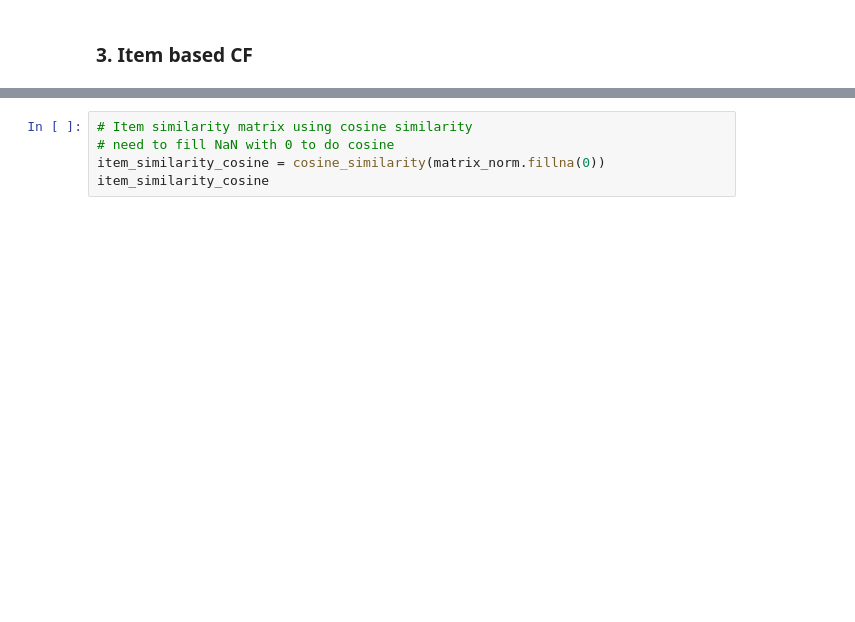
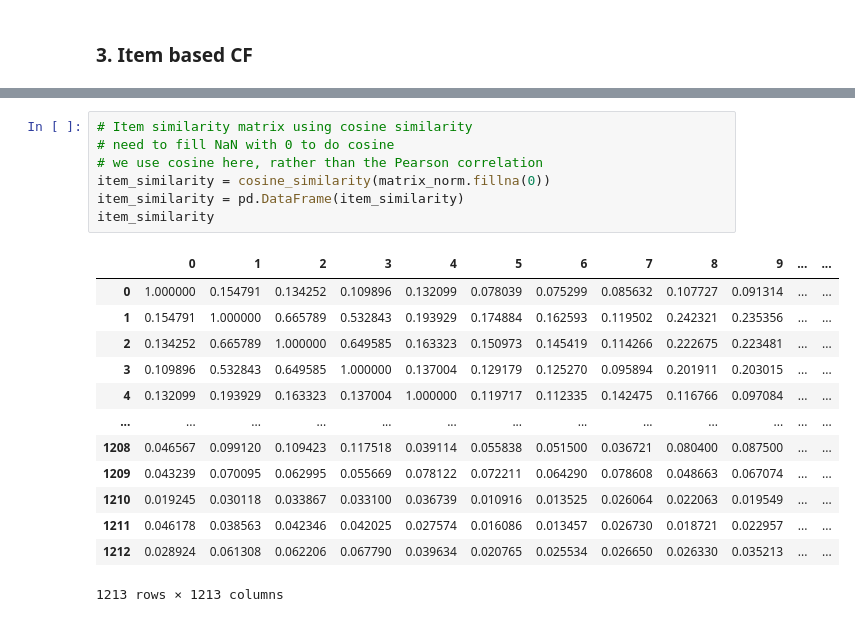
Before and after one commit to Yilun-Fu/Recommendation-Systems-for-an-Anime-Dataset, a Jupyter notebook: item based CF.ipynb, the cells around one changed output, grey strips where cells are left out. Drawn from its saved outputs; the diff is of its cells as text; blank space fills up the shorter version.

```diff
--- a/item based CF.ipynb
+++ b/item based CF.ipynb
@@ -108,7 +132,23 @@ item_similarity.head()
 # %%
 # Item similarity matrix using cosine similarity
 # need to fill NaN with 0 to do cosine
-item_similarity_cosine = cosine_similarity(matrix_norm.fillna(0))
-item_similarity_cosine
+# we use cosine here, rather than the Pearson correlation
+item_similarity = cosine_similarity(matrix_norm.fillna(0))
+item_similarity = pd.DataFrame(item_similarity)
+item_similarity
+# %% [output]
+|  | 0 | 1 | 2 | 3 | 4 | 5 | 6 | 7 | 8 | 9 | ... | ... |
+| 0 | 1.000000 | 0.154791 | 0.134252 | 0.109896 | 0.132099 | 0.078039 | 0.075299 | 0.085632 | 0.107727 | 0.091314 | ... | ... |
+| 1 | 0.154791 | 1.000000 | 0.665789 | 0.532843 | 0.193929 | 0.174884 | 0.162593 | 0.119502 | 0.242321 | 0.235356 | ... | ... |
+| 2 | 0.134252 | 0.665789 | 1.000000 | 0.649585 | 0.163323 | 0.150973 | 0.145419 | 0.114266 | 0.222675 | 0.223481 | ... | ... |
+| 3 | 0.109896 | 0.532843 | 0.649585 | 1.000000 | 0.137004 | 0.129179 | 0.125270 | 0.095894 | 0.201911 | 0.203015 | ... | ... |
+| 4 | 0.132099 | 0.193929 | 0.163323 | 0.137004 | 1.000000 | 0.119717 | 0.112335 | 0.142475 | 0.116766 | 0.097084 | ... | ... |
+| ... | ... | ... | ... | ... | ... | ... | ... | ... | ... | ... | ... | ... |
+| 1208 | 0.046567 | 0.099120 | 0.109423 | 0.117518 | 0.039114 | 0.055838 | 0.051500 | 0.036721 | 0.080400 | 0.087500 | ... | ... |
+| 1209 | 0.043239 | 0.070095 | 0.062995 | 0.055669 | 0.078122 | 0.072211 | 0.064290 | 0.078608 | 0.048663 | 0.067074 | ... | ... |
+| 1210 | 0.019245 | 0.030118 | 0.033867 | 0.033100 | 0.036739 | 0.010916 | 0.013525 | 0.026064 | 0.022063 | 0.019549 | ... | ... |
+| 1211 | 0.046178 | 0.038563 | 0.042346 | 0.042025 | 0.027574 | 0.016086 | 0.013457 | 0.026730 | 0.018721 | 0.022957 | ... | ... |
+| 1212 | 0.028924 | 0.061308 | 0.062206 | 0.067790 | 0.039634 | 0.020765 | 0.025534 | 0.026650 | 0.026330 | 0.035213 | ... | ... |
+1213 rows × 1213 columns
 # %%
 def item_based_rec(picked_userid, number_of_similar_items, number_of_recommendations):
```
Also changed, not shown: parts of 14 cells of this notebook.
